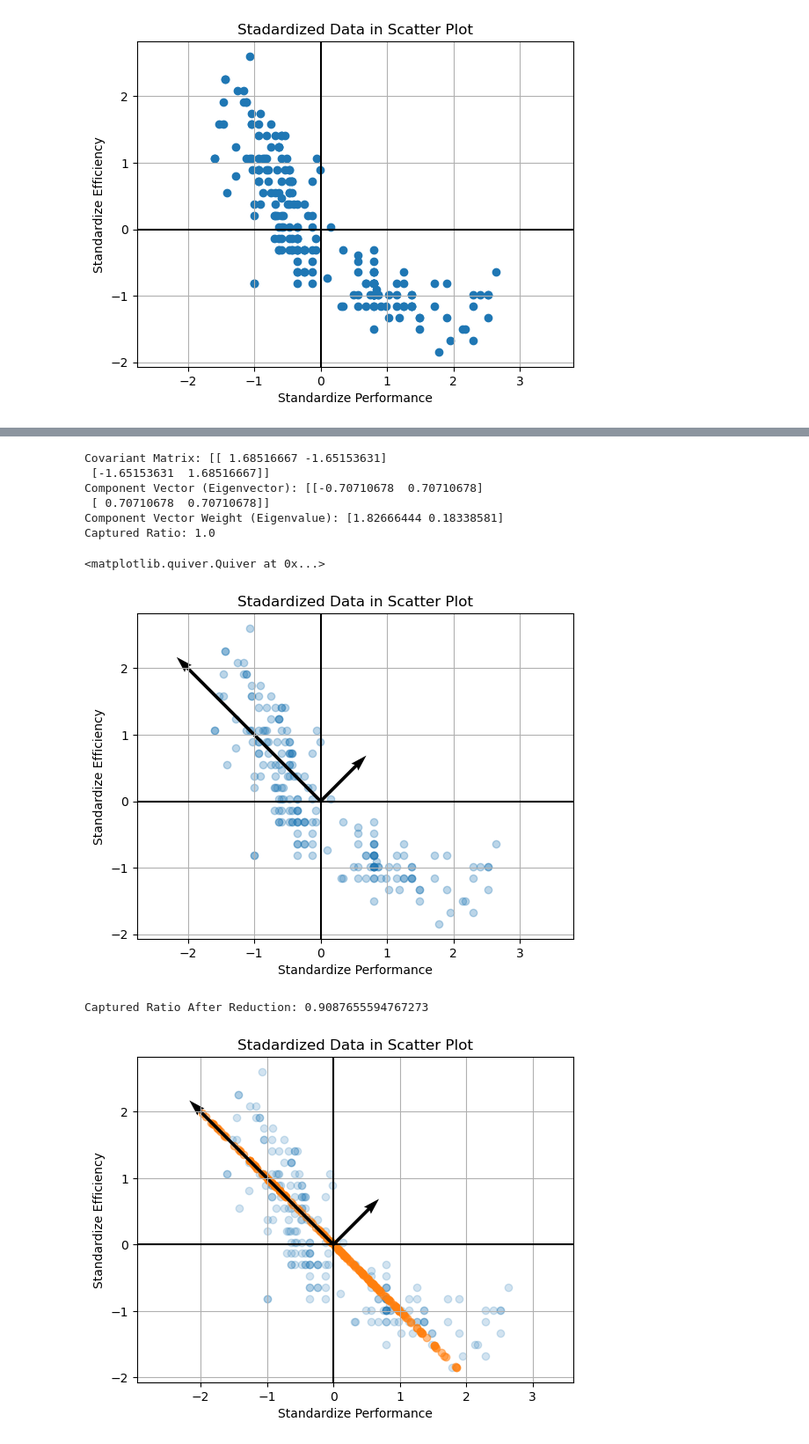
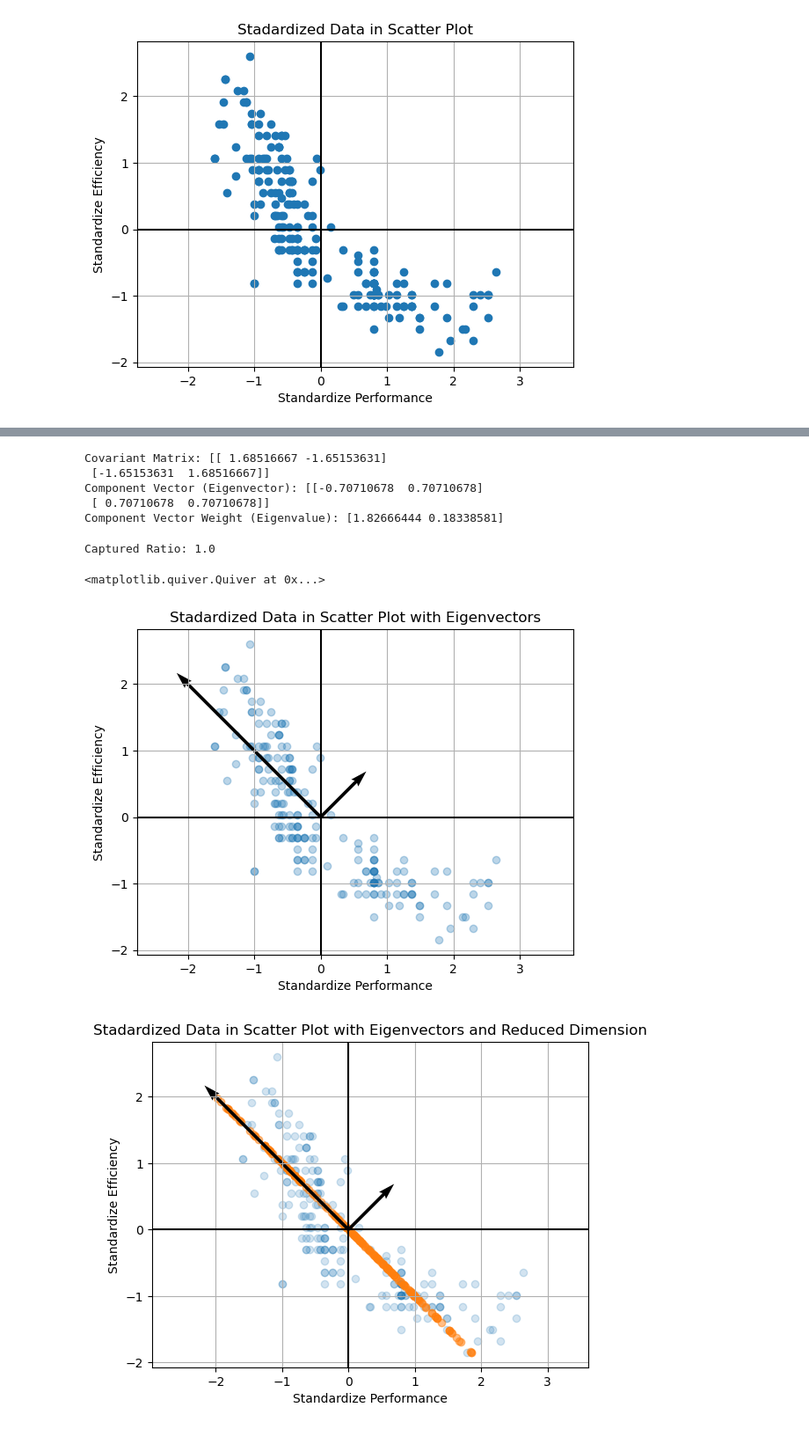
Before and after one commit to wit03/horsepows-vs-mpg, a Jupyter notebook: code.ipynb, the cells around one changed output, grey strips where cells are left out. Shown at 88% size. Drawn from its saved outputs; the diff is of its cells as text; code cells hidden in the pictures.

```diff
--- a/code.ipynb
+++ b/code.ipynb
@@ -64,23 +85,20 @@ plt.scatter(array_data[:, 1], array_data[:, 0])
 # %%
-#PCA
-pca = PCA(n_components=2, whiten=True)
-pca.fit(array_data)
-
-print("Covariant Matrix:",pca.get_covariance())
 print("Component Vector (Eigenvector):",pca.components_)
 print("Component Vector Weight (Eigenvalue):",pca.explained_variance_)
-print("Captured Ratio:",sum(pca.explained_variance_ratio_))
 # %% [output]
 Covariant Matrix: [[ 1.68516667 -1.65153631]
  [-1.65153631  1.68516667]]
 Component Vector (Eigenvector): [[-0.70710678  0.70710678]
  [ 0.70710678  0.70710678]]
 Component Vector Weight (Eigenvalue): [1.82666444 0.18338581]
-Captured Ratio: 1.0
+# %%
+print("Captured Ratio:",sum(pca.explained_variance_ratio_))
+# %% [output]
+Captured Ratio: 1.0
 # %%
 # plot data for eigenvector
 plt.grid()
-plt.title(f'Stadardized Data in Scatter Plot')
+plt.title(f'Stadardized Data in Scatter Plot with Eigenvectors')
 plt.xlabel('Standardize Performance')
 plt.ylabel('Standardize Efficiency')
 plt.axis('equal')
@@ -91,28 +109,25 @@ plt.quiver(0,0,pca.components_[0,0],pca.components_[0,1], scale= (5 * np.sqrt(pc
 plt.quiver(0,0,pca.components_[1,0],pca.components_[1,1], scale= (5 * np.sqrt(pca.explained_variance_[0])))
 # %% [output]
 <matplotlib.quiver.Quiver at 0x...>
-[figure, old version]
+[figure, new version]
 # %%
-# Calculate PCA for dimension reduction
+# Calculate accuracy for dimension reduction
 pca_new = PCA(n_components=1)
 pca_new.fit(array_data)
 array_data_pca = pca_new.transform(array_data)
 array_data_new = pca_new.inverse_transform(array_data_pca)
-print("Captured Ratio After Reduction:",sum(pca_new.explained_variance_ratio_))
-# %% [output]
-Captured Ratio After Reduction: 0.9087655594767273
 # %%
 # plot all data
-plt.title(f'Stadardized Data in Scatter Plot')
+plt.title(f'Stadardized Data in Scatter Plot with Eigenvectors and Reduced Dimension')
 plt.xlabel('Standardize Performance')
 plt.ylabel('Standardize Efficiency')
 plt.axhline(0, color='black')
 plt.axvline(0, color='black')
 plt.scatter(array_data[:, 1], array_data[:, 0], alpha=0.2)
 plt.scatter(array_data_new[:, 0], array_data_new[:, 1], alpha=0.5)
 plt.quiver(0,0,pca.components_[0,0],pca.components_[0,1], scale= (5 * np.sqrt(pca.explained_variance_[1])))
 plt.quiver(0,0,pca.components_[1,0],pca.components_[1,1], scale= (5 * np.sqrt(pca.explained_variance_[0])))
 plt.axis('equal')
 plt.grid()
 # %% [output]
-[figure, old version]
+[figure, new version]
```
Also changed, not shown: parts of 6 cells of this notebook.
